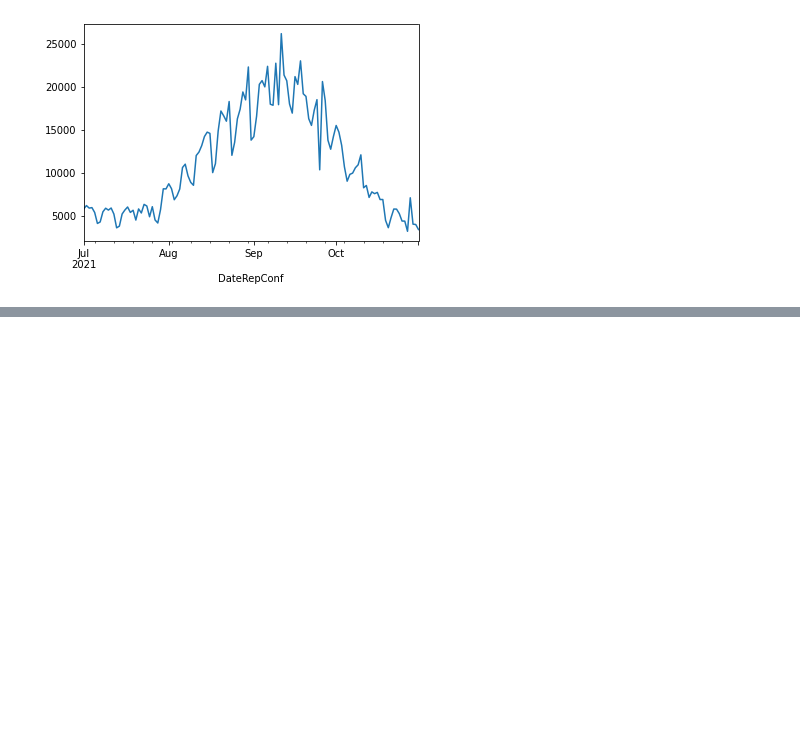
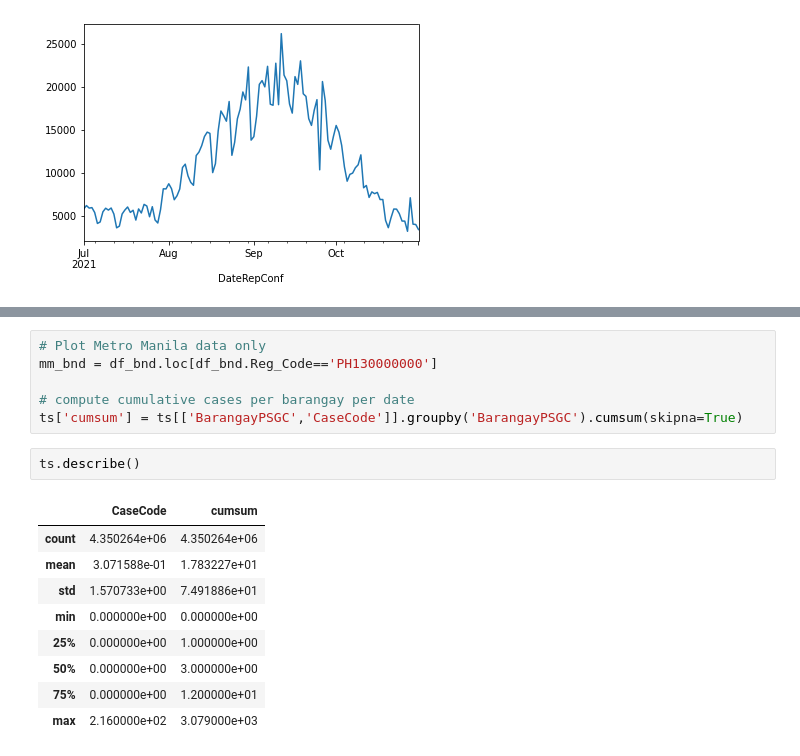
Before and after one commit to tropicalmentat/covid-bgy-geoprocess, a Jupyter notebook: geoprocess.ipynb, the cells around one changed output, grey strips where cells are left out. Saved outputs shown, nothing was run; the diff lists cells and outputs as text; blank space fills up the shorter version.

```diff
--- a/geoprocess.ipynb
+++ b/geoprocess.ipynb
@@ -70,0 +65,18 @@ base.loc[base.BarangayPSGC=='PH175917002']
+# %%
+# Plot Metro Manila data only
+mm_bnd = df_bnd.loc[df_bnd.Reg_Code=='PH130000000']
+
+# compute cumulative cases per barangay per date
+ts['cumsum'] = ts[['BarangayPSGC','CaseCode']].groupby('BarangayPSGC').cumsum(skipna=True)
+# %%
+ts.describe()
+# %% [output]
+|  | CaseCode | cumsum |
+| count | 4.350264e+06 | 4.350264e+06 |
+| mean | 3.071588e-01 | 1.783227e+01 |
+| std | 1.570733e+00 | 7.491886e+01 |
+| min | 0.000000e+00 | 0.000000e+00 |
+| 25% | 0.000000e+00 | 1.000000e+00 |
+| 50% | 0.000000e+00 | 3.000000e+00 |
+| 75% | 0.000000e+00 | 1.200000e+01 |
+| max | 2.160000e+02 | 3.079000e+03 |
```
Also changed, not shown: parts of 17 cells of this notebook.
